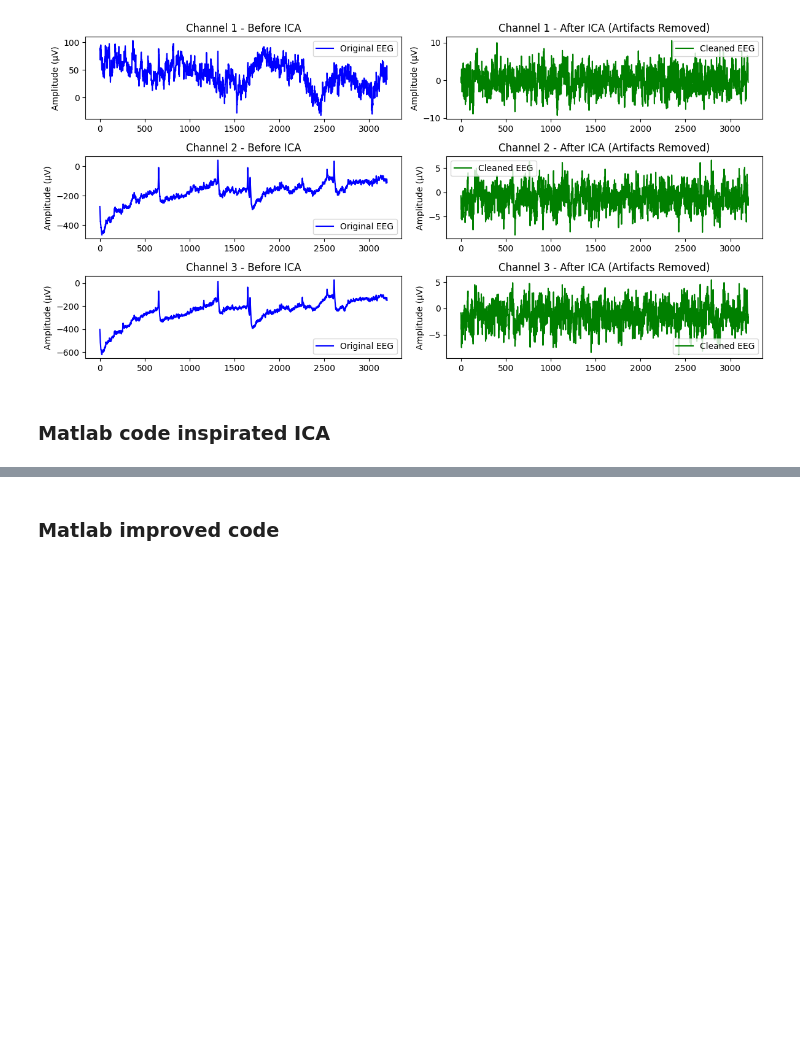
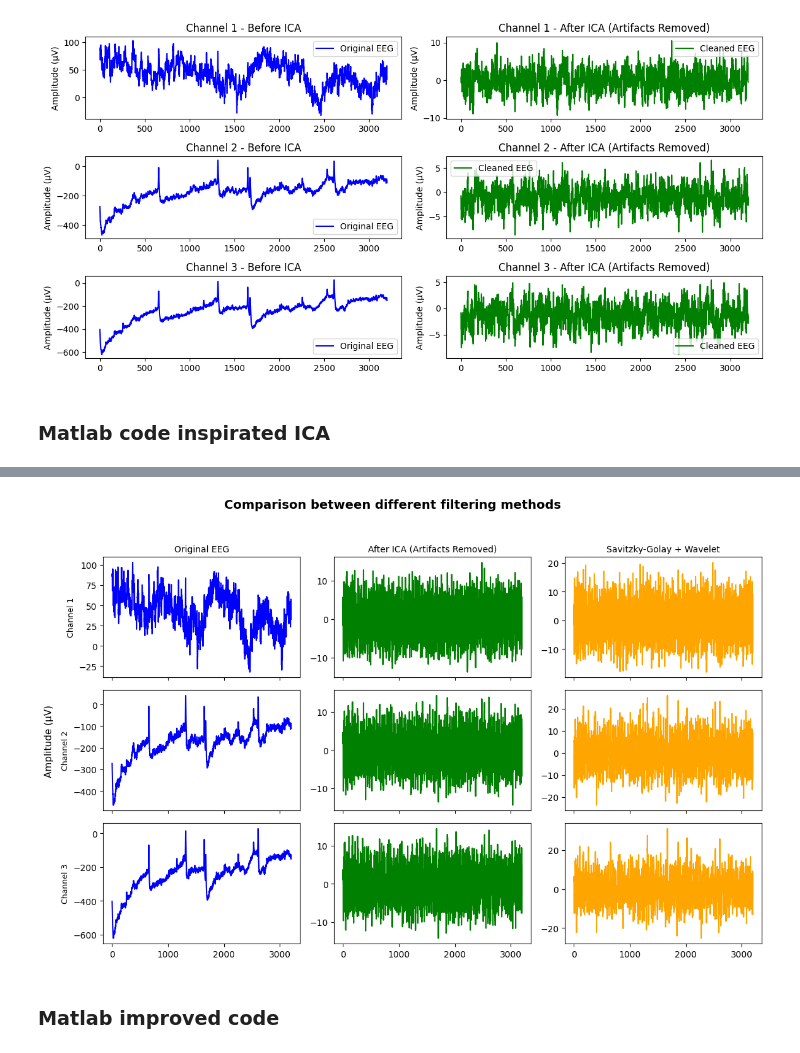
Before and after one commit to gaspachoo/EEG-Based-Stress-Recognition-Using-Neural-Networks, a Jupyter notebook: data_analysis.ipynb, the cells around one changed output, grey strips where cells are left out. Cells and saved outputs as stored; diff of their text form; code cells hidden in the pictures; blank space fills up the shorter version.

Commit message:
edit func to compare filtering methods

```diff
--- a/data_analysis.ipynb
+++ b/data_analysis.ipynb
@@ -810,3 +767,55 @@ plt.show()
+# %%
+import matplotlib.pyplot as plt
+from scipy.io import loadmat
+
+# Subject, Task, Trial (example)
+subject_number = 1
+task = "Arithmetic"
+trial_number = 1
+filename = f'{task}_sub_{subject_number}_trial{trial_number}.mat'
+path = f'./Data/raw_data/{filename}'
+
+# Load EEG Data
+file = loadmat(path)
+eeg_data = file['Data']
+
+# Apply cleaning
+cleaned_data = matlab_like_cleaning(eeg_data)
+matlab_cleaned_data = loadmat(f'./Data/filtered_data/{filename}')['Clean_data']
+
+# --- PLOTTING SECTION ---
+
+fig, axes = plt.subplots(3, 3, figsize=(12, 8), sharex=True)
+fig.suptitle("Comparison between different filtering methods", fontsize=14, weight='bold')
+
+titles = [
+    "Original EEG",
+    "After ICA (Artifacts Removed)",
+    "Savitzky-Golay + Wavelet"
+]
+
+for i in range(3):  # 3 channels
+    # Original
+    axes[i, 0].plot(eeg_data[i, :], color="blue")
+    axes[i, 0].set_title(titles[0] if i == 0 else "", fontsize=10)
+    axes[i, 0].set_ylabel(f"Channel {i+1}", fontsize=9)
+
+    # Cleaned (ICA)
+    axes[i, 1].plot(cleaned_data[i, :], color="green")
+    axes[i, 1].set_title(titles[1] if i == 0 else "", fontsize=10)
+
+    # Matlab cleaned (Savitzky-Golay + Wavelet)
+    axes[i, 2].plot(matlab_cleaned_data[i, :], color="orange")
+    axes[i, 2].set_title(titles[2] if i == 0 else "", fontsize=10)
+
+# Label global sur la gauche
+fig.text(0.04, 0.5, 'Amplitude (µV)', va='center', rotation='vertical', fontsize=11)
+
+# Espacement propre
+plt.tight_layout(rect=[0.05, 0.05, 1, 0.95])
+plt.show()
+# %% [output]
+[figure, added]
 # %% [markdown]
 ### Matlab improved code
 # %%
```
Also changed, not shown: parts of 1 cell of this notebook.
